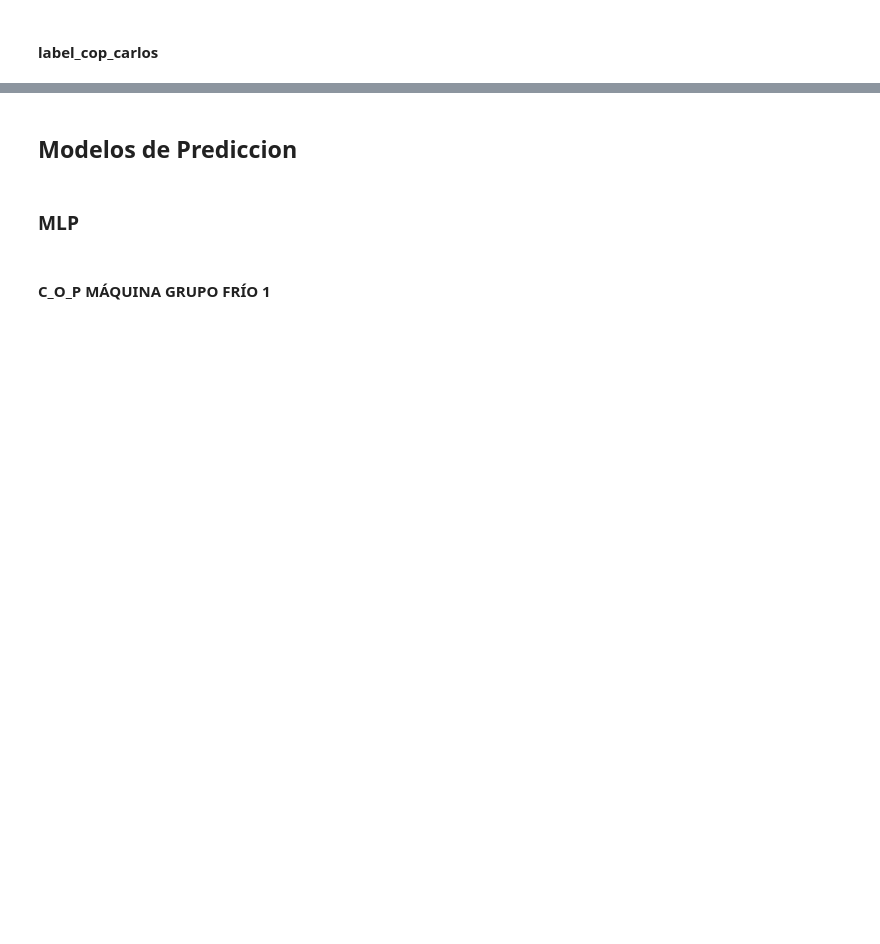
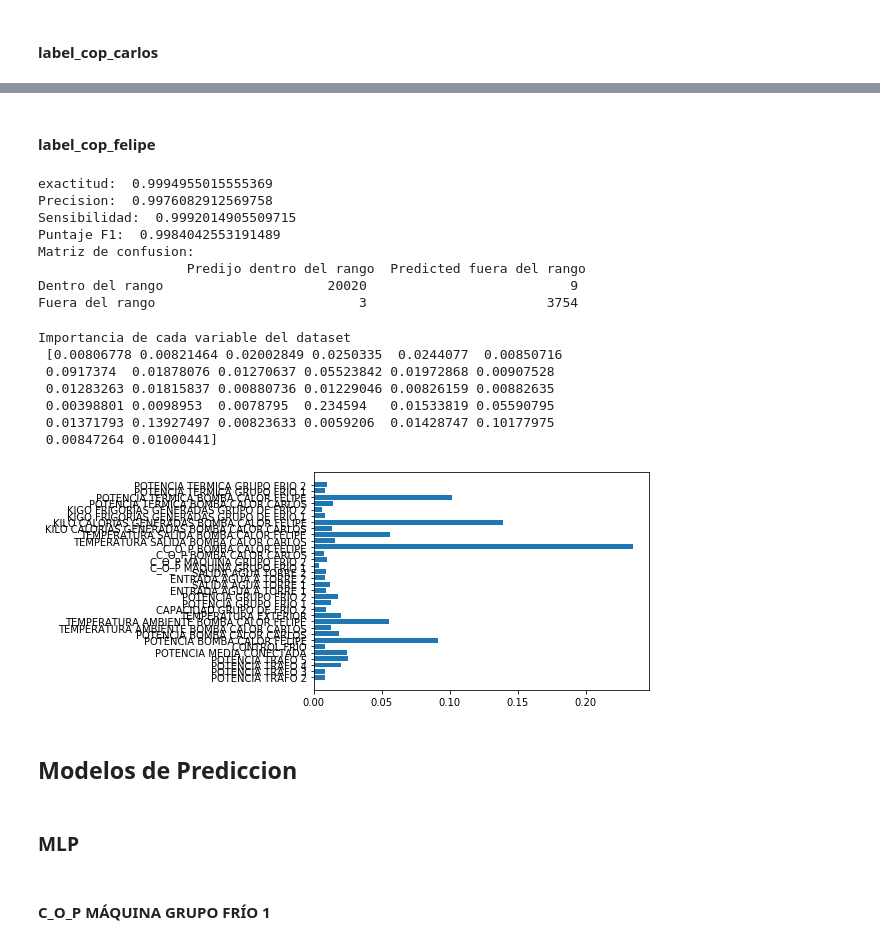
Before and after one commit to douglasag17/ML-SmartBuildings, a Jupyter notebook: AprendizajeSupervisado/aprendizajeSupervisado.ipynb, the cells around one changed output, grey strips where cells are left out. Drawn from its saved outputs; the diff is of its cells as text; code cells hidden in the pictures; blank space fills up the shorter version.

```diff
--- a/AprendizajeSupervisado/aprendizajeSupervisado.ipynb
+++ b/AprendizajeSupervisado/aprendizajeSupervisado.ipynb
@@ -300,3 +358,32 @@ Importancia de cada variable del dataset
+# %% [markdown]
+#### label_cop_felipe
+# %%
+variables_a_eliminar = ["Fecha- hora de lectura", "label_cop_carlos", "label_cop_felipe", "label_cop_frio_1", "label_cop_frio_2"]
+lista_variables = dataClasificacion.columns.values.tolist()
+subLista = [x for x in lista_variables if x not in variables_a_eliminar]
+
+X = dataClasificacion[subLista]
+#Variable a clasificar
+y = dataClasificacion["label_cop_felipe"]
+
+rf = randomForestClassifier(X, y)
+# %% [output]
+exactitud:  0.9994955015555369
+Precision:  0.9976082912569758
+Sensibilidad:  0.9992014905509715
+Puntaje F1:  0.9984042553191489
+Matriz de confusion:
+                   Predijo dentro del rango  Predicted fuera del rango
+Dentro del rango                     20020                          9
+Fuera del rango                          3                       3754
+Importancia de cada variable del dataset
+ [0.00806778 0.00821464 0.02002849 0.0250335  0.0244077  0.00850716
+ 0.0917374  0.01878076 0.01270637 0.05523842 0.01972868 0.00907528
+ 0.01283263 0.01815837 0.00880736 0.01229046 0.00826159 0.00882635
+ 0.00398801 0.0098953  0.0078795  0.234594   0.01533819 0.05590795
+ 0.01371793 0.13927497 0.00823633 0.0059206  0.01428747 0.10177975
+ 0.00847264 0.01000441]
+[figure, added]
 # %% [markdown]
 ## Modelos de Prediccion
 # %% [markdown]
```
Also changed, not shown: parts of 23 cells of this notebook.
